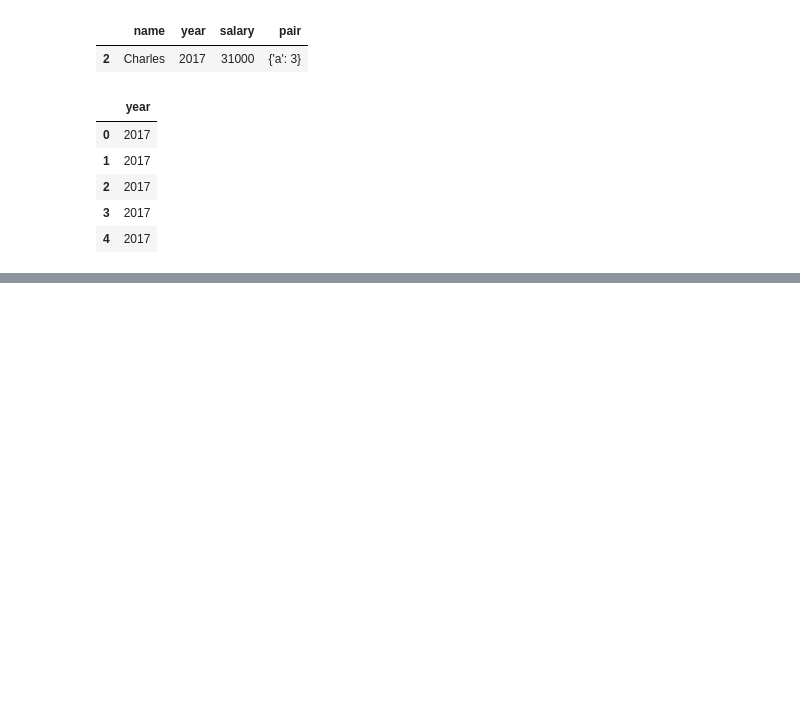
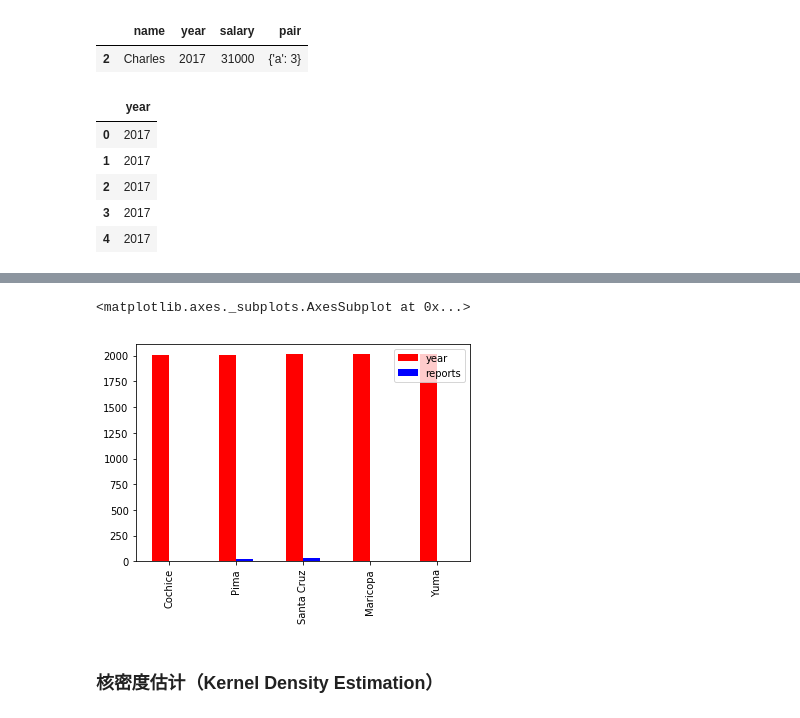
Before and after one commit to zingp/kaggle, a Jupyter notebook: forecast_losa_house_prices/pandas_study.ipynb, the cells around one changed output, grey strips where cells are left out. Saved outputs shown, nothing was run; the diff lists cells and outputs as text; code cells hidden in the pictures; blank space fills up the shorter version.

```diff
--- a/forecast_losa_house_prices/pandas_study.ipynb
+++ b/forecast_losa_house_prices/pandas_study.ipynb
@@ -153,0 +484,7 @@ d.filter(like='ea', axis=1) # 模糊查找列
+# %%
+df3.plot.bar(color=['r','b'])  # 只绘数值型的列，离散型的过滤掉了
+# %% [output]
+<matplotlib.axes._subplots.AxesSubplot at 0x...>
+[figure, added]
+# %% [markdown]
+### 核密度估计（Kernel Density Estimation）
```
Also changed, not shown: parts of 63 cells of this notebook.
